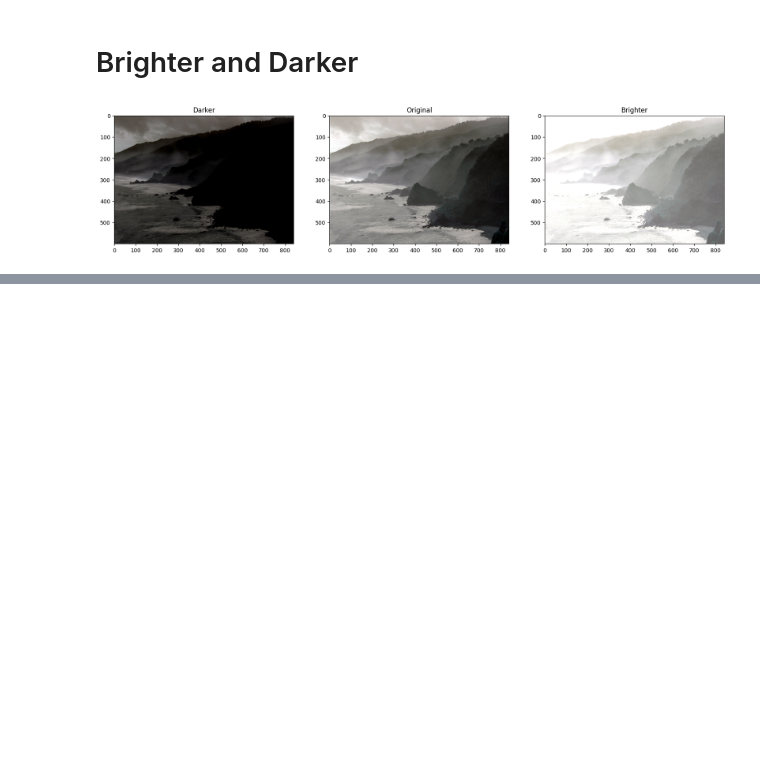
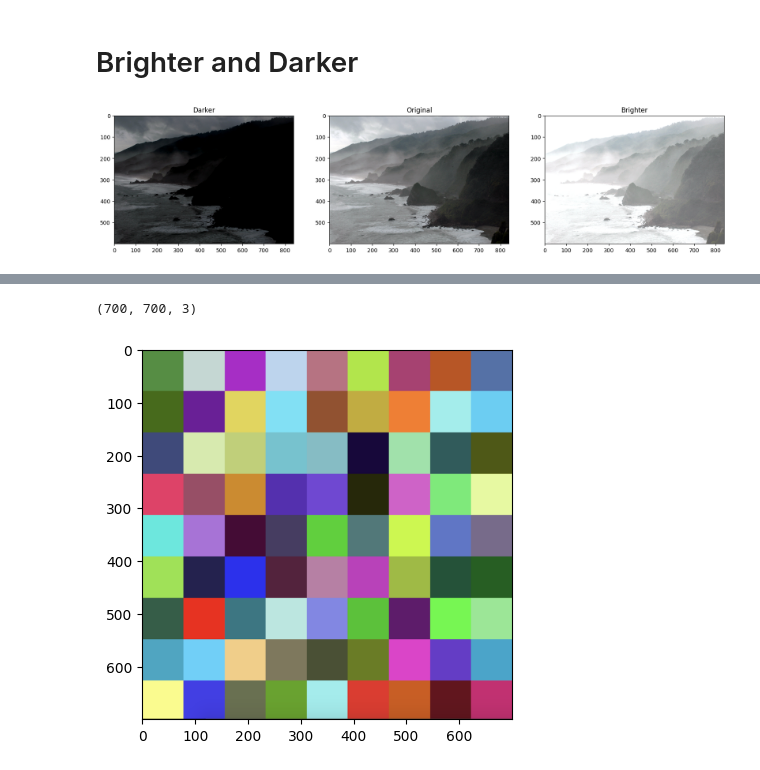
Before and after one commit to Ultraluxe25/OpenCV-University, a Jupyter notebook: OpenCV Bootcamp (lesson 4).ipynb, the cells around one changed output, grey strips where cells are left out. Drawn from its saved outputs; the diff is of its cells as text; code cells hidden in the pictures; blank space fills up the shorter version.

```diff
--- a/OpenCV Bootcamp (lesson 4).ipynb
+++ b/OpenCV Bootcamp (lesson 4).ipynb
@@ -59,0 +126,11 @@ plt.title('Brighter');
+# %%
+# Make same size
+colors = cv2.imread('resources/lesson 4/checkerboard_color.png')
+colors = cv2.cvtColor(colors, cv2.COLOR_BGR2RGB)
+
+colors = cv2.resize(src=colors, dsize=(width, height))
+plt.imshow(colors)
+print(colors.shape)
+# %% [output]
+(700, 700, 3)
+[figure, added]
```
Also changed, not shown: parts of 11 cells of this notebook.
